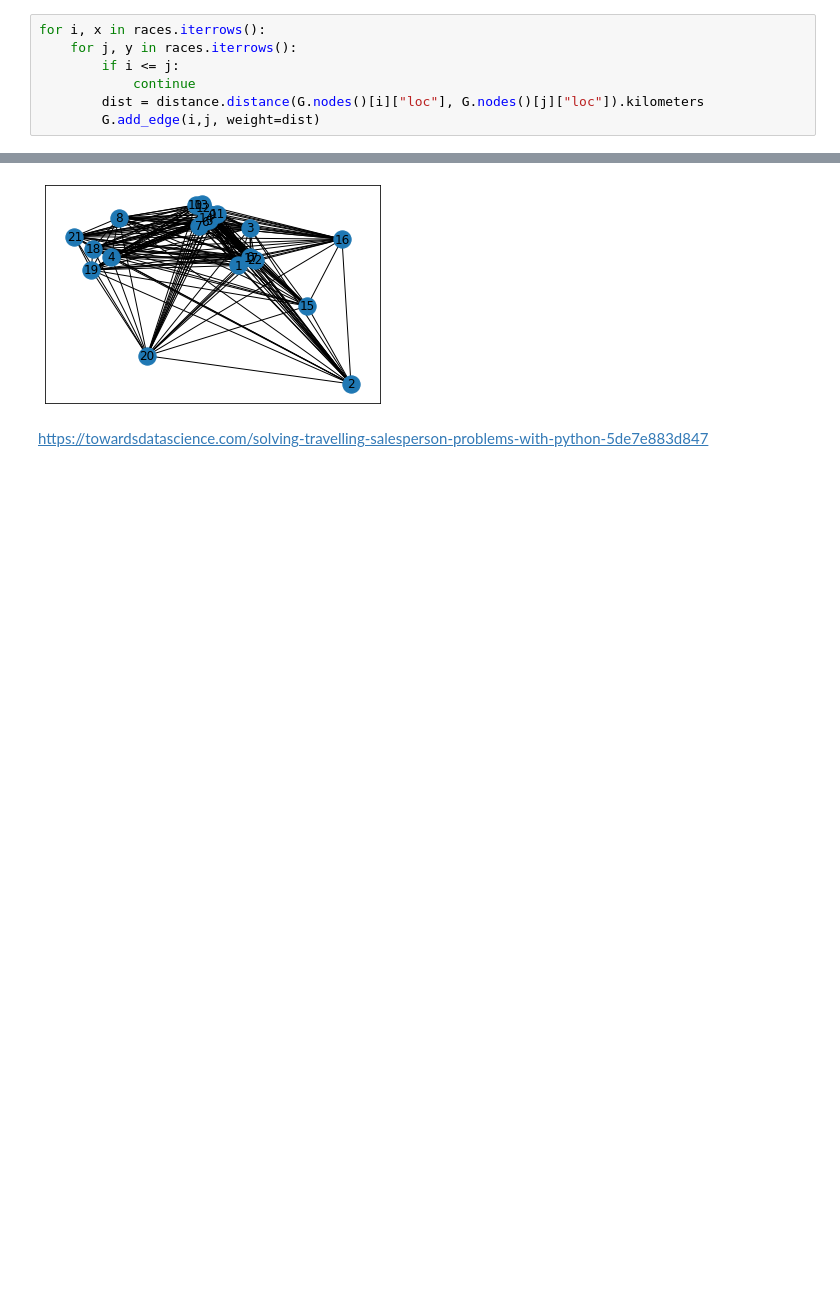
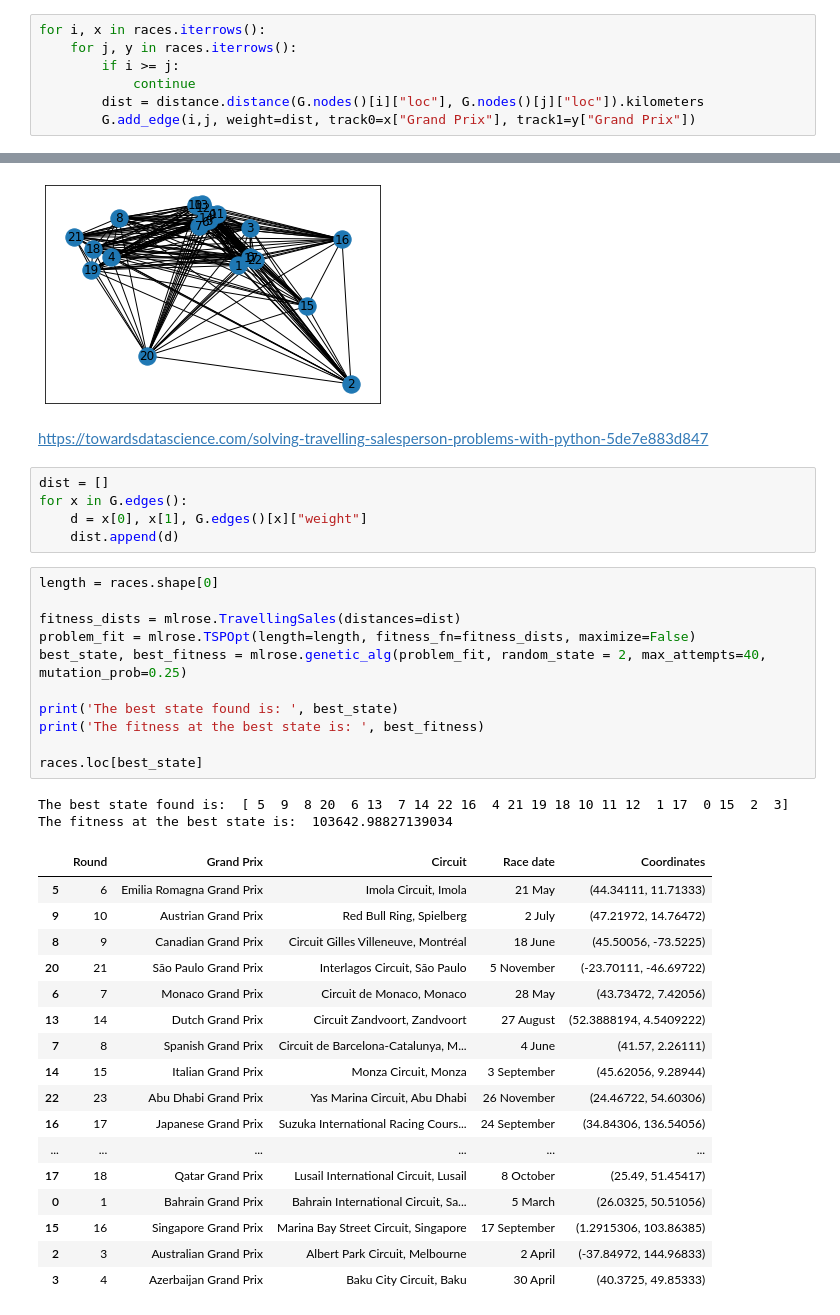
Before and after one commit to jrstats/f1calendar, a Jupyter notebook: playground.ipynb, the cells around one changed output, grey strips where cells are left out. Drawn from its saved outputs; the diff is of its cells as text; blank space fills up the shorter version.

Commit message:
add travelling salesperson algorithm

```diff
--- a/playground.ipynb
+++ b/playground.ipynb
@@ -102,13 +106,49 @@ G.nodes()[0]["loc"]
 # %%
 for i, x in races.iterrows():
     for j, y in races.iterrows():
-        if i <= j:
+        if i >= j:
             continue
         dist = distance.distance(G.nodes()[i]["loc"], G.nodes()[j]["loc"]).kilometers
-        G.add_edge(i,j, weight=dist)
+        G.add_edge(i,j, weight=dist, track0=x["Grand Prix"], track1=y["Grand Prix"])
 # %%
 nx.draw_networkx(G, pos=pos)
 # %% [output]
 [figure]
 # %% [markdown]
 https://towardsdatascience.com/solving-travelling-salesperson-problems-with-python-5de7e883d847
+# %%
+dist = []
+for x in G.edges():
+    d = x[0], x[1], G.edges()[x]["weight"]
+    dist.append(d)
+# %%
+length = races.shape[0]
+
+fitness_dists = mlrose.TravellingSales(distances=dist)
+problem_fit = mlrose.TSPOpt(length=length, fitness_fn=fitness_dists, maximize=False)
+best_state, best_fitness = mlrose.genetic_alg(problem_fit, random_state = 2, max_attempts=40, mutation_prob=0.25)
+
+print('The best state found is: ', best_state)
+print('The fitness at the best state is: ', best_fitness)
+
+races.loc[best_state]
+# %% [output]
+The best state found is:  [ 5  9  8 20  6 13  7 14 22 16  4 21 19 18 10 11 12  1 17  0 15  2  3]
+The fitness at the best state is:  103642.98827139034
+|  | Round | Grand Prix | Circuit | Race date | Coordinates |
+| 5 | 6 | Emilia Romagna Grand Prix | Imola Circuit, Imola | 21 May | (44.34111, 11.71333) |
+| 9 | 10 | Austrian Grand Prix | Red Bull Ring, Spielberg | 2 July | (47.21972, 14.76472) |
+| 8 | 9 | Canadian Grand Prix | Circuit Gilles Villeneuve, Montréal | 18 June | (45.50056, -73.5225) |
+| 20 | 21 | São Paulo Grand Prix | Interlagos Circuit, São Paulo | 5 November | (-23.70111, -46.69722) |
+| 6 | 7 | Monaco Grand Prix | Circuit de Monaco, Monaco | 28 May | (43.73472, 7.42056) |
+| 13 | 14 | Dutch Grand Prix | Circuit Zandvoort, Zandvoort | 27 August | (52.3888194, 4.5409222) |
+| 7 | 8 | Spanish Grand Prix | Circuit de Barcelona-Catalunya, M... | 4 June | (41.57, 2.26111) |
+| 14 | 15 | Italian Grand Prix | Monza Circuit, Monza | 3 September | (45.62056, 9.28944) |
+| 22 | 23 | Abu Dhabi Grand Prix | Yas Marina Circuit, Abu Dhabi | 26 November | (24.46722, 54.60306) |
+| 16 | 17 | Japanese Grand Prix | Suzuka International Racing Cours... | 24 September | (34.84306, 136.54056) |
+| ... | ... | ... | ... | ... | ... |
+| 17 | 18 | Qatar Grand Prix | Lusail International Circuit, Lusail | 8 October | (25.49, 51.45417) |
+| 0 | 1 | Bahrain Grand Prix | Bahrain International Circuit, Sa... | 5 March | (26.0325, 50.51056) |
+| 15 | 16 | Singapore Grand Prix | Marina Bay Street Circuit, Singapore | 17 September | (1.2915306, 103.86385) |
+| 2 | 3 | Australian Grand Prix | Albert Park Circuit, Melbourne | 2 April | (-37.84972, 144.96833) |
+| 3 | 4 | Azerbaijan Grand Prix | Baku City Circuit, Baku | 30 April | (40.3725, 49.85333) |
```
Also changed, not shown: parts of 1 cell of this notebook.
